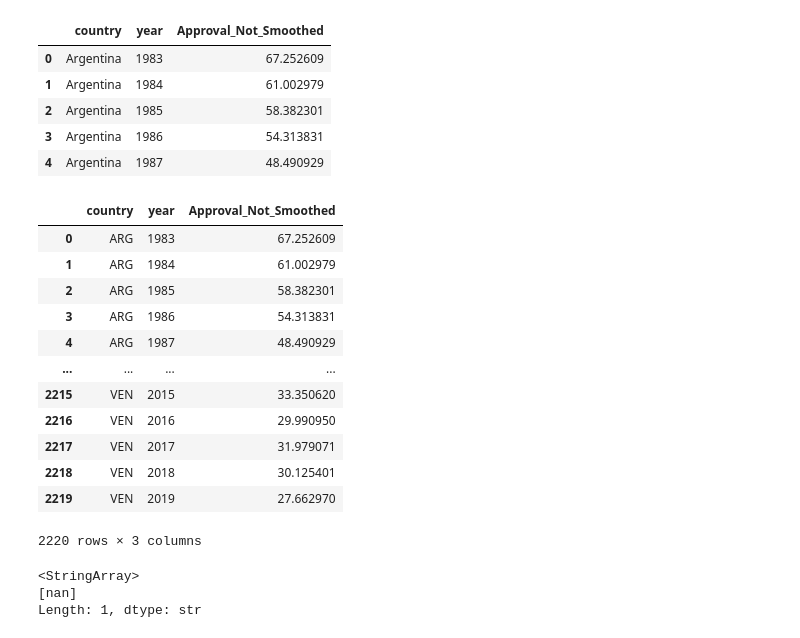
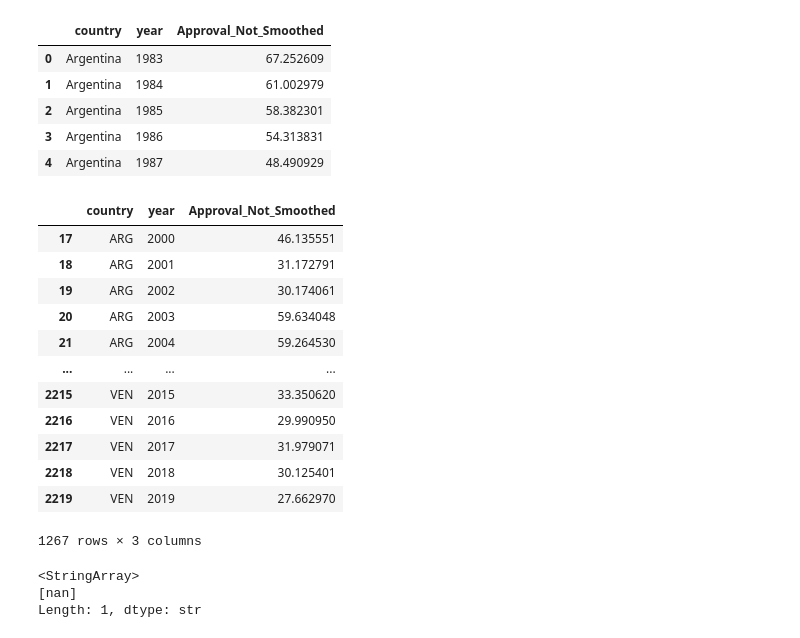
Before and after one commit to FRA-0023/Economic_Structural_Resilience_in_OECD_Countries, a Jupyter notebook: Data_Preprocessing.ipynb, the cells around one changed output. Saved outputs shown, nothing was run; the diff lists cells and outputs as text; code cells hidden in the pictures.

```diff
--- a/Data_Preprocessing.ipynb
+++ b/Data_Preprocessing.ipynb
@@ -291,7 +413,7 @@ def country_to_iso3(country_name):
     except:
         return None
 # %%
-df7 = pd.read_csv("TrustGov_2000_2020.csv")
+df7 = pd.read_csv(RAW_DIR / "TrustGov_2000_2020.csv")
 df7.head()
 # %% [output]
 |  | country | year | Approval_Not_Smoothed |
@@ -303,21 +425,22 @@ df7.head()
 # %%
 df7["country"] = df7["country"].apply(country_to_iso3)
 # %%
+df7 = df7[df7["year"] >= 2000]
 df7
 # %% [output]
 |  | country | year | Approval_Not_Smoothed |
-| 0 | ARG | 1983 | 67.252609 |
-| 1 | ARG | 1984 | 61.002979 |
-| 2 | ARG | 1985 | 58.382301 |
-| 3 | ARG | 1986 | 54.313831 |
-| 4 | ARG | 1987 | 48.490929 |
+| 17 | ARG | 2000 | 46.135551 |
+| 18 | ARG | 2001 | 31.172791 |
+| 19 | ARG | 2002 | 30.174061 |
+| 20 | ARG | 2003 | 59.634048 |
+| 21 | ARG | 2004 | 59.264530 |
 | ... | ... | ... | ... |
 | 2215 | VEN | 2015 | 33.350620 |
 | 2216 | VEN | 2016 | 29.990950 |
 | 2217 | VEN | 2017 | 31.979071 |
 | 2218 | VEN | 2018 | 30.125401 |
 | 2219 | VEN | 2019 | 27.662970 |
-2220 rows × 3 columns
+1267 rows × 3 columns
 # %%
 df7[df7["country"].isnull()]["country"].unique()
 # %% [output]
```
Also changed, not shown: parts of 43 cells of this notebook, 2 other files.
